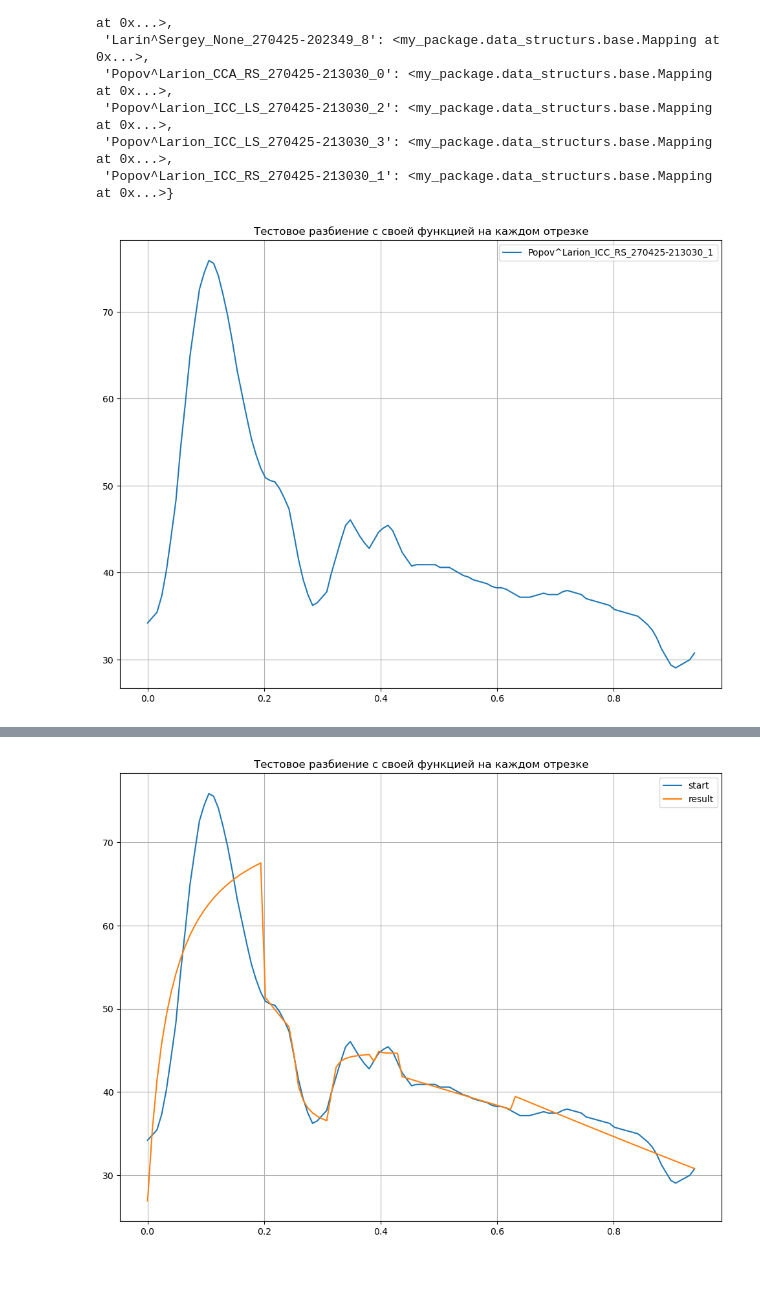
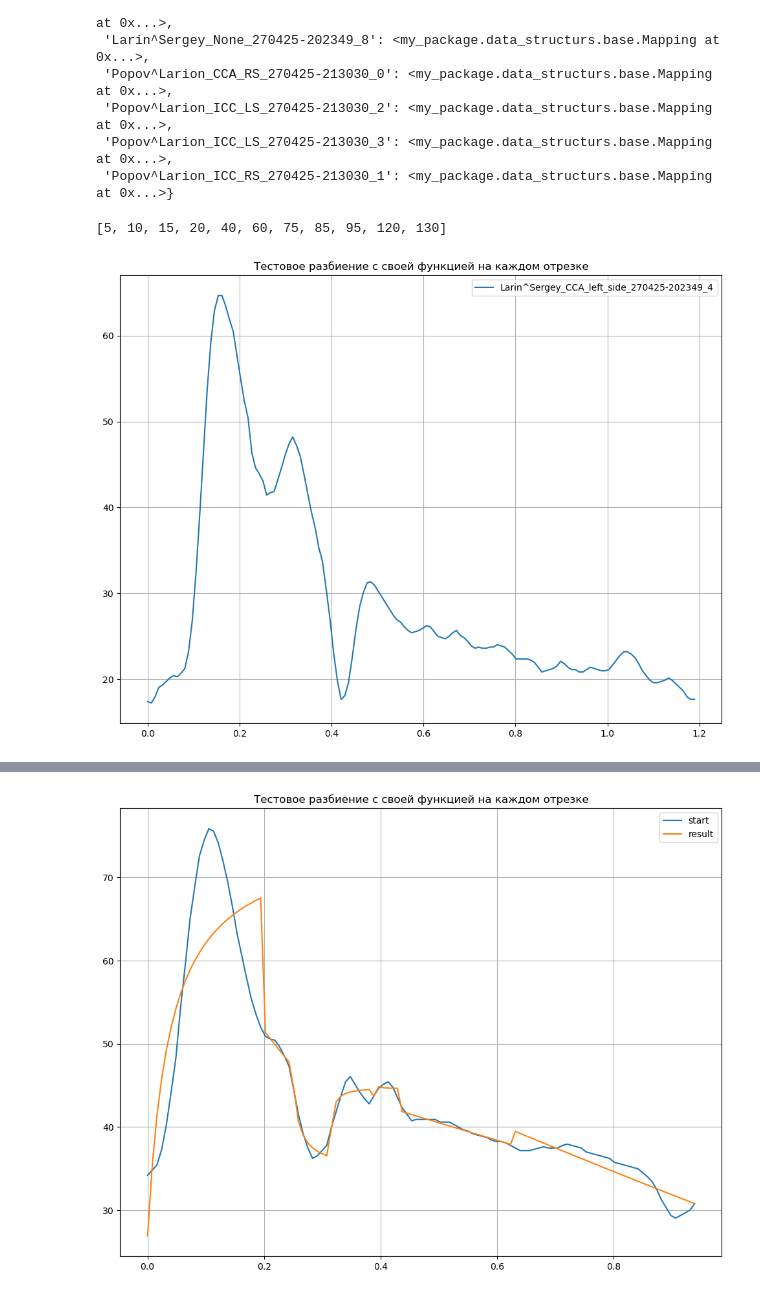
Before and after one commit to margelse/DopplerCurve, a Jupyter notebook: notebooks/projects/doppler_curve/approximation.ipynb, the cells around one changed output, grey strips where cells are left out. Drawn from its saved outputs; the diff is of its cells as text; code cells hidden in the pictures.

Commit message:
bad test

```diff
--- a/notebooks/projects/doppler_curve/approximation.ipynb
+++ b/notebooks/projects/doppler_curve/approximation.ipynb
@@ -155,0 +158,26 @@ smooth_mappings
+# %%
+def _get_increasing_idx(mapping:Mapping, size_window:int):
+    y = mapping.get_y()
+
+    increasing_idx = []
+
+    for i in range(0, len(y), size_window):
+        derivative = np.diff(y[i:i + size_window])
+        direction = np.mean(derivative)
+
+        if direction > 0:
+            increasing_idx.append(i + size_window)
+
+    return increasing_idx
+
+def _get_decreasing_idx(increasing_idx:list, size_window:int):
+    decreasing_idx = []
+
+    for idx in increasing_idx:
+
+
+section_d = get_direction(test_mapping, 5)
+
+print(section_d)
+# %% [output]
+[5, 10, 15, 20, 40, 60, 75, 85, 95, 120, 130]
@@ -156,14 +271,14 @@ smooth_mappings
 # %%
-mapping = smooth_mappings['Popov^Larion_ICC_RS_270425-213030_1']
+mapping = smooth_mappings['Larin^Sergey_CCA_left_side_270425-202349_4']
 visualizator = VisualizationPlots(
     (12, 9),
     'Тестовое разбиение с своей функцией на каждом отрезке',
     True
 )
 
-visualizator.create_plot([mapping.get_x()], [mapping.get_y()], ['Popov^Larion_ICC_RS_270425-213030_1'])
+visualizator.create_plot([mapping.get_x()], [mapping.get_y()], ['Larin^Sergey_CCA_left_side_270425-202349_4'])
 # %% [output]
-[figure, old version]
+[figure, new version]
 # %%
 clear_mapping = preprocessing_pipeline(mapping)
 normalize_obj = MinMaxNormalizeForMappings(clear_mapping)
```
Also changed, not shown: parts of 5 cells of this notebook, 2 other files.
